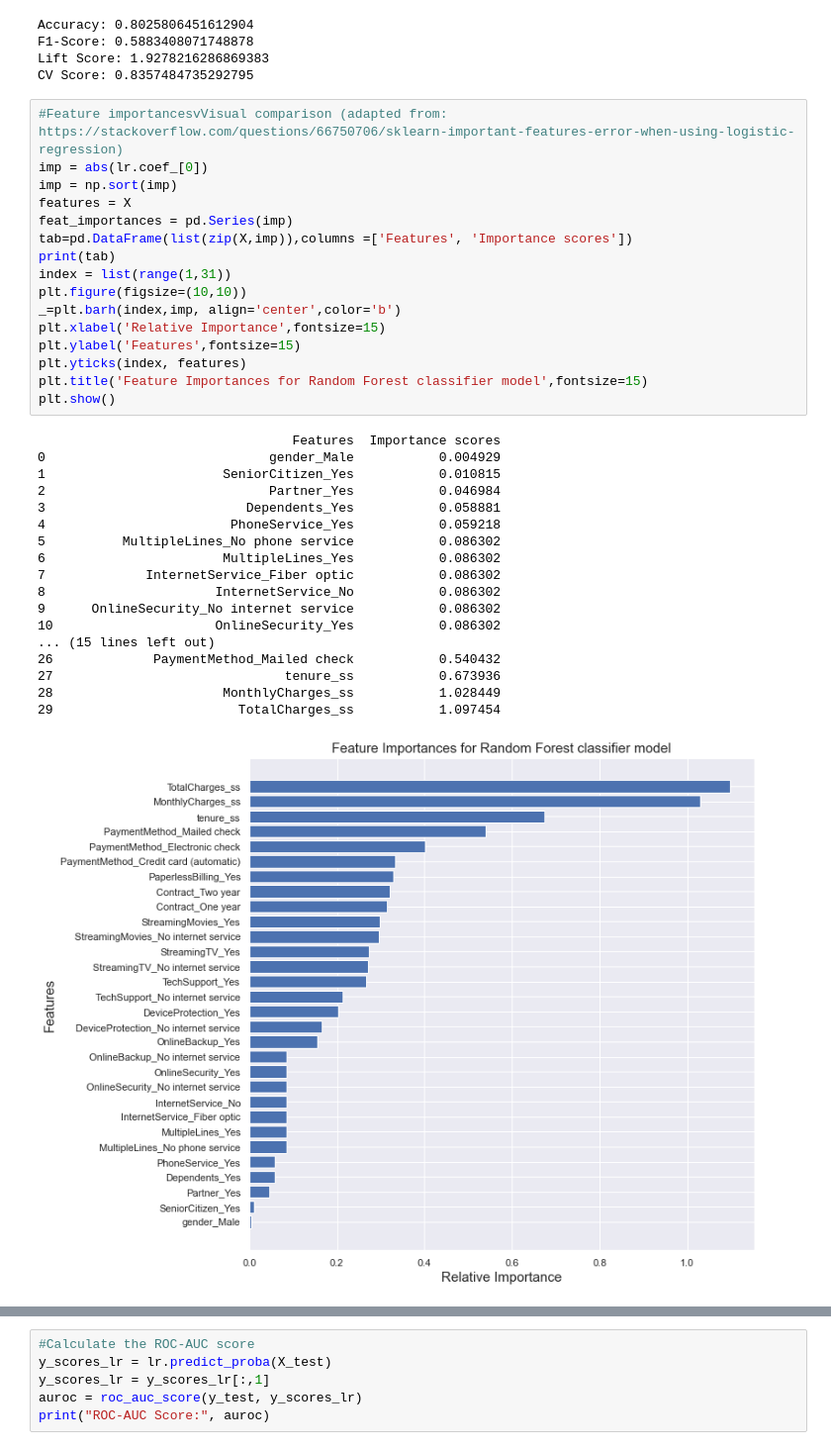
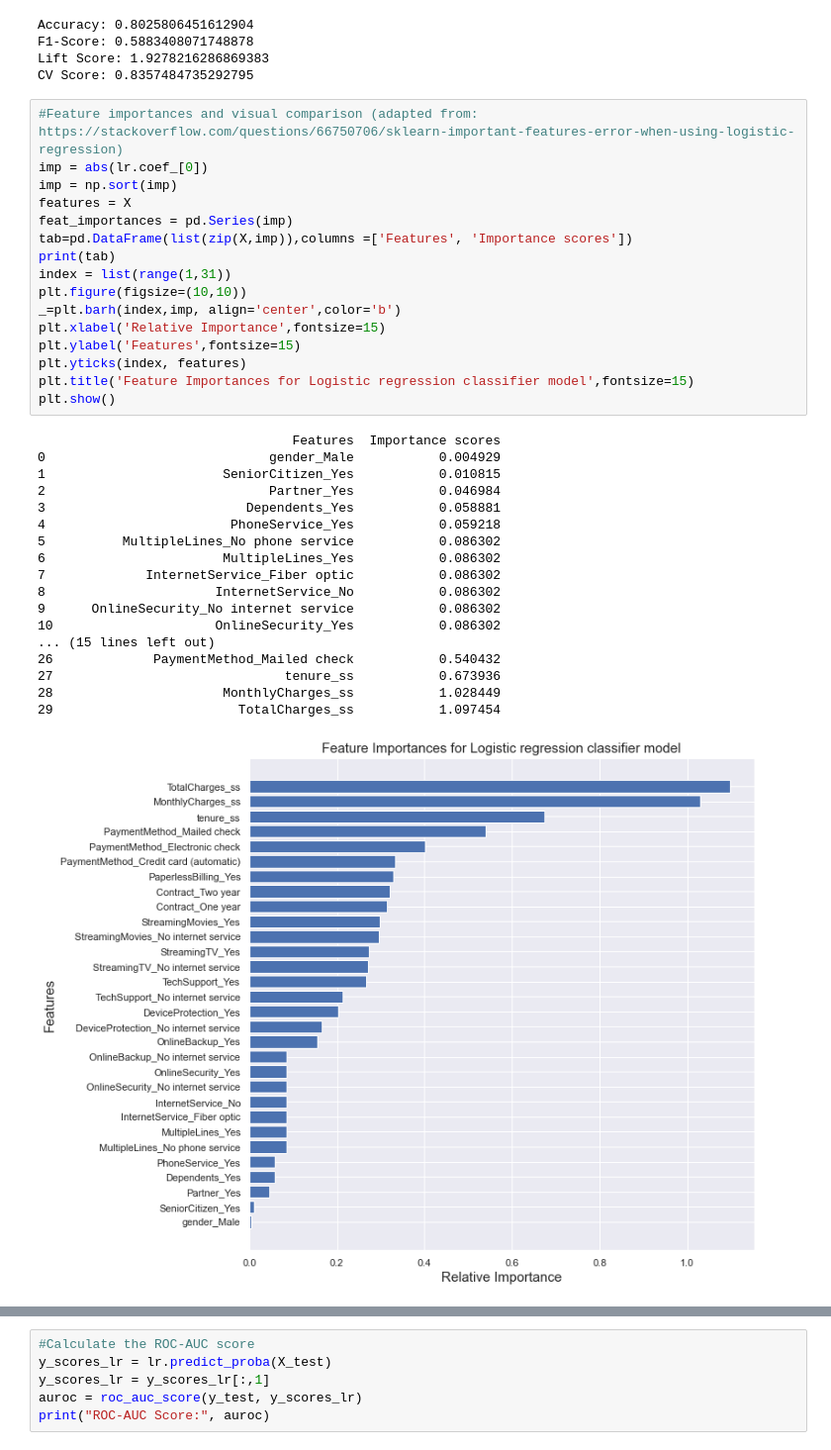
Before and after one commit to rajaridgway/SpringboardCapstoneTwo, a Jupyter notebook: 3 - Preprocessing_Modeling.ipynb, the cells around one changed output, grey strips where cells are left out. Shown at 99% size. Cells and saved outputs as stored; diff of their text form.

```diff
--- a/3 - Preprocessing_Modeling.ipynb
+++ b/3 - Preprocessing_Modeling.ipynb
@@ -721,37 +708,37 @@ F1-Score: 0.5883408071748878
 Lift Score: 1.9278216286869383
 CV Score: 0.8357484735292795
 # %%
-#Feature importancesvVisual comparison (adapted from: https://stackoverflow.com/questions/66750706/sklearn-important-features-error-when-using-logistic-regression)
+#Feature importances and visual comparison (adapted from: https://stackoverflow.com/questions/66750706/sklearn-important-features-error-when-using-logistic-regression)
 imp = abs(lr.coef_[0])
 imp = np.sort(imp)
 features = X
 feat_importances = pd.Series(imp)
 tab=pd.DataFrame(list(zip(X,imp)),columns =['Features', 'Importance scores'])
 print(tab)
 index = list(range(1,31))
 plt.figure(figsize=(10,10))
 _=plt.barh(index,imp, align='center',color='b')
 plt.xlabel('Relative Importance',fontsize=15)
 plt.ylabel('Features',fontsize=15)
 plt.yticks(index, features)
-plt.title('Feature Importances for Random Forest classifier model',fontsize=15)
+plt.title('Feature Importances for Logistic regression classifier model',fontsize=15)
 plt.show()
 # %% [output]
                                  Features  Importance scores
 0                             gender_Male           0.004929
 1                       SeniorCitizen_Yes           0.010815
 2                             Partner_Yes           0.046984
 3                          Dependents_Yes           0.058881
 4                        PhoneService_Yes           0.059218
 5          MultipleLines_No phone service           0.086302
 6                       MultipleLines_Yes           0.086302
 7             InternetService_Fiber optic           0.086302
 8                      InternetService_No           0.086302
 9      OnlineSecurity_No internet service           0.086302
 10                     OnlineSecurity_Yes           0.086302
 ... (15 lines left out)
 26             PaymentMethod_Mailed check           0.540432
 27                              tenure_ss           0.673936
 28                      MonthlyCharges_ss           1.028449
 29                        TotalCharges_ss           1.097454
-[figure, old version]
+[figure, new version]
```
Also changed, not shown: parts of 16 cells of this notebook, 16 other files.
